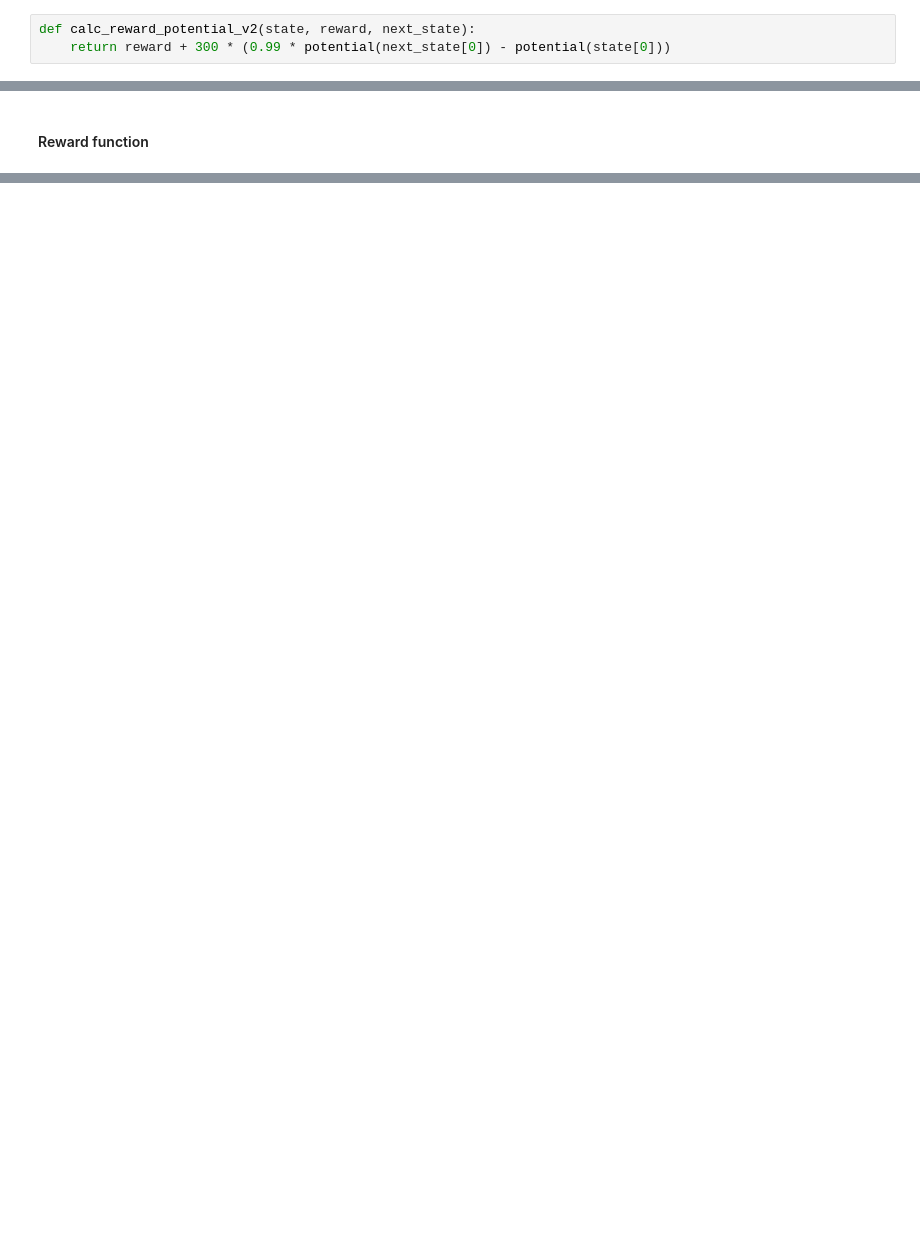
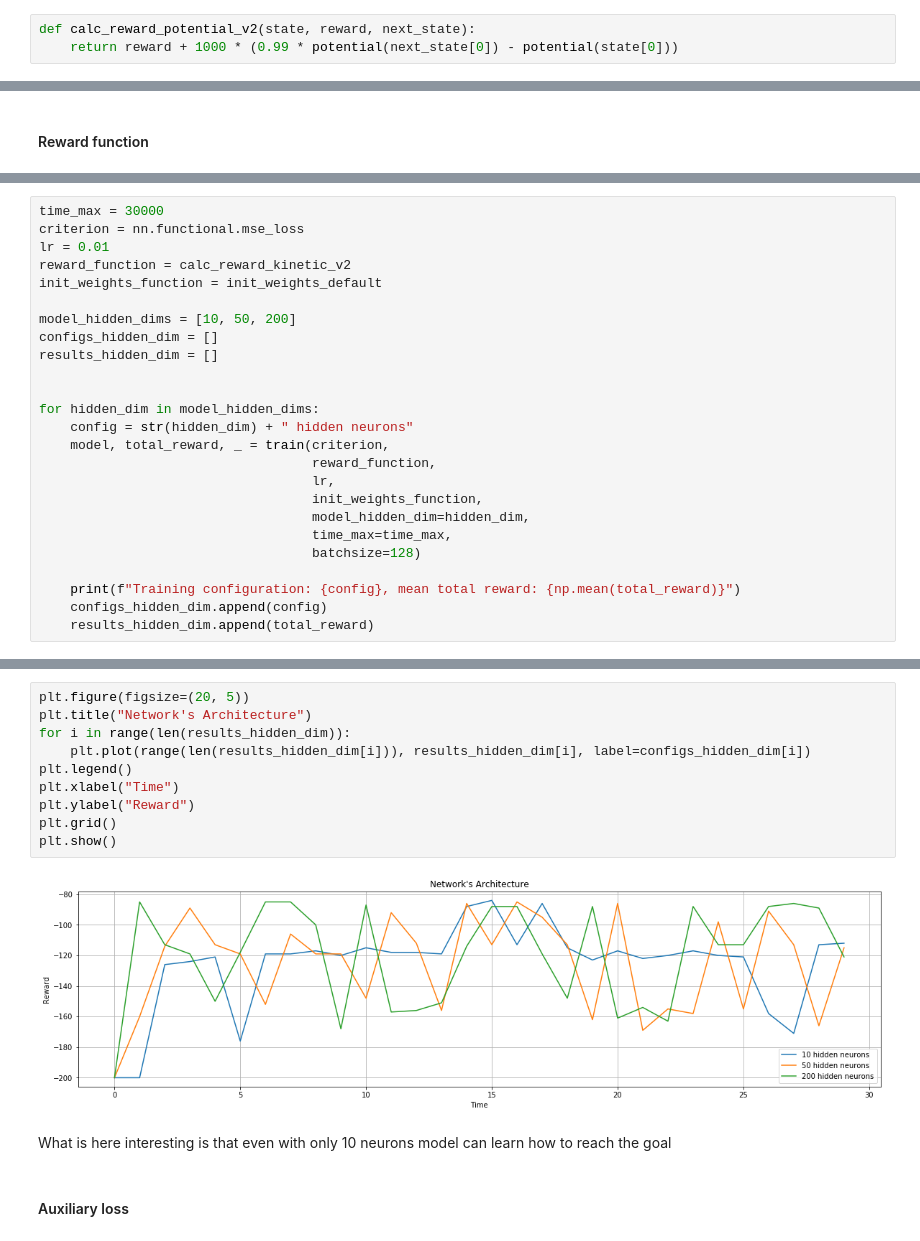
Before and after one commit to oganesManasian/DeepRL-Mountain-car, a Jupyter notebook: Mountain car DQN.ipynb, the cells around one changed output, grey strips where cells are left out. Saved outputs shown, nothing was run; the diff lists cells and outputs as text; blank space fills up the shorter version.

```diff
--- a/Mountain car DQN.ipynb
+++ b/Mountain car DQN.ipynb
@@ -201,3 +260,3 @@ def calc_reward_potential(state, reward, next_state):
 # %%
 def calc_reward_potential_v2(state, reward, next_state):
-    return reward + 300 * (0.99 * potential(next_state[0]) - potential(state[0]))
+    return reward + 1000 * (0.99 * potential(next_state[0]) - potential(state[0]))
@@ -455,0 +497,25 @@ plt.show()
+# %%
+time_max = 30000
+criterion = nn.functional.mse_loss
+lr = 0.01
+reward_function = calc_reward_kinetic_v2
+init_weights_function = init_weights_default
+
+model_hidden_dims = [10, 50, 200]
+configs_hidden_dim = []
+results_hidden_dim = []
+
+
+for hidden_dim in model_hidden_dims:
+    config = str(hidden_dim) + " hidden neurons"
+    model, total_reward, _ = train(criterion,
+                                   reward_function,
+                                   lr,
+                                   init_weights_function,
+                                   model_hidden_dim=hidden_dim,
+                                   time_max=time_max,
+                                   batchsize=128)
+
+    print(f"Training configuration: {config}, mean total reward: {np.mean(total_reward)}")
+    configs_hidden_dim.append(config)
+    results_hidden_dim.append(total_reward)
@@ -455,0 +529,16 @@ plt.show()
+# %%
+plt.figure(figsize=(20, 5))
+plt.title("Network's Architecture")
+for i in range(len(results_hidden_dim)):
+    plt.plot(range(len(results_hidden_dim[i])), results_hidden_dim[i], label=configs_hidden_dim[i])
+plt.legend()
+plt.xlabel("Time")
+plt.ylabel("Reward")
+plt.grid()
+plt.show()
+# %% [output]
+[figure, added]
+# %% [markdown]
+What is here interesting is that even with only 10 neurons model can learn how to reach the goal
+# %% [markdown]
+#### Auxiliary loss
```
Also changed, not shown: parts of 65 cells of this notebook, 5 other files.
